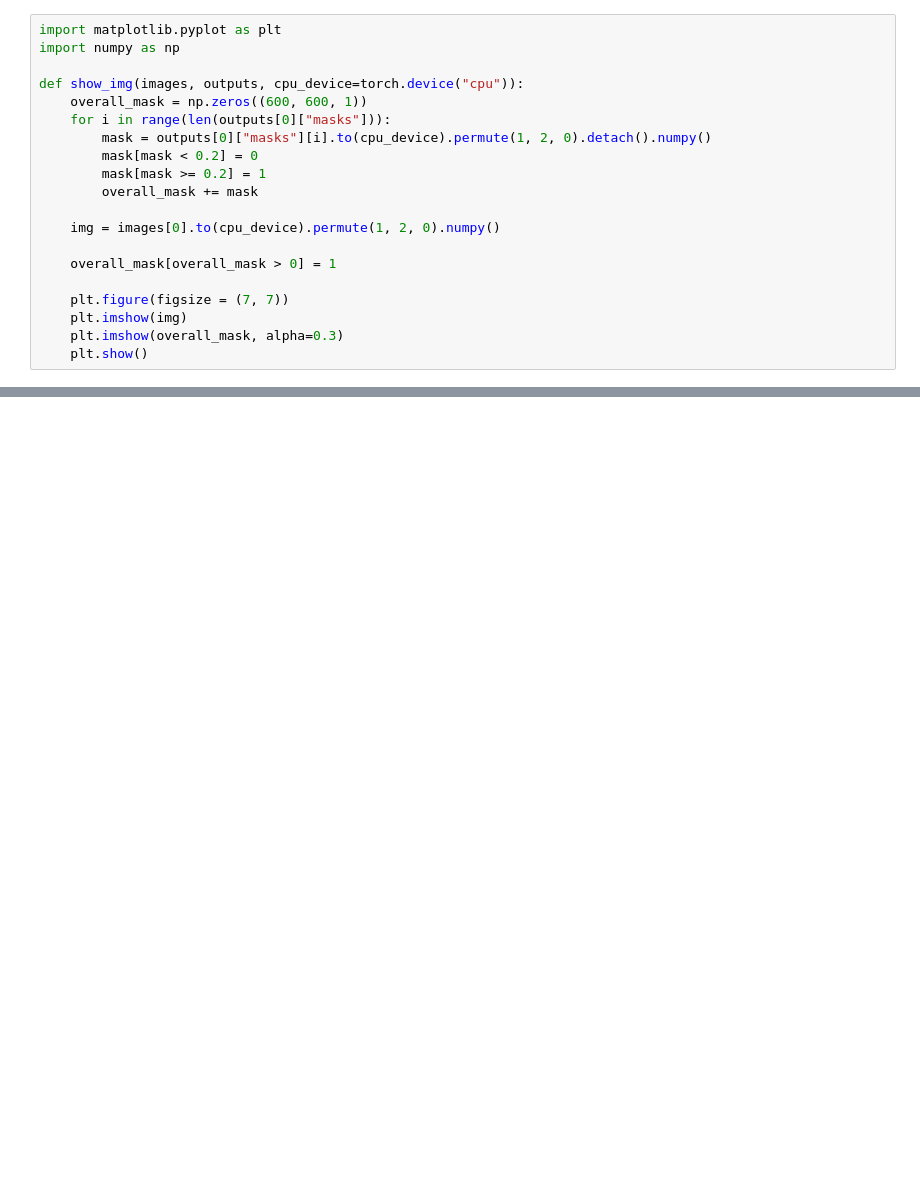
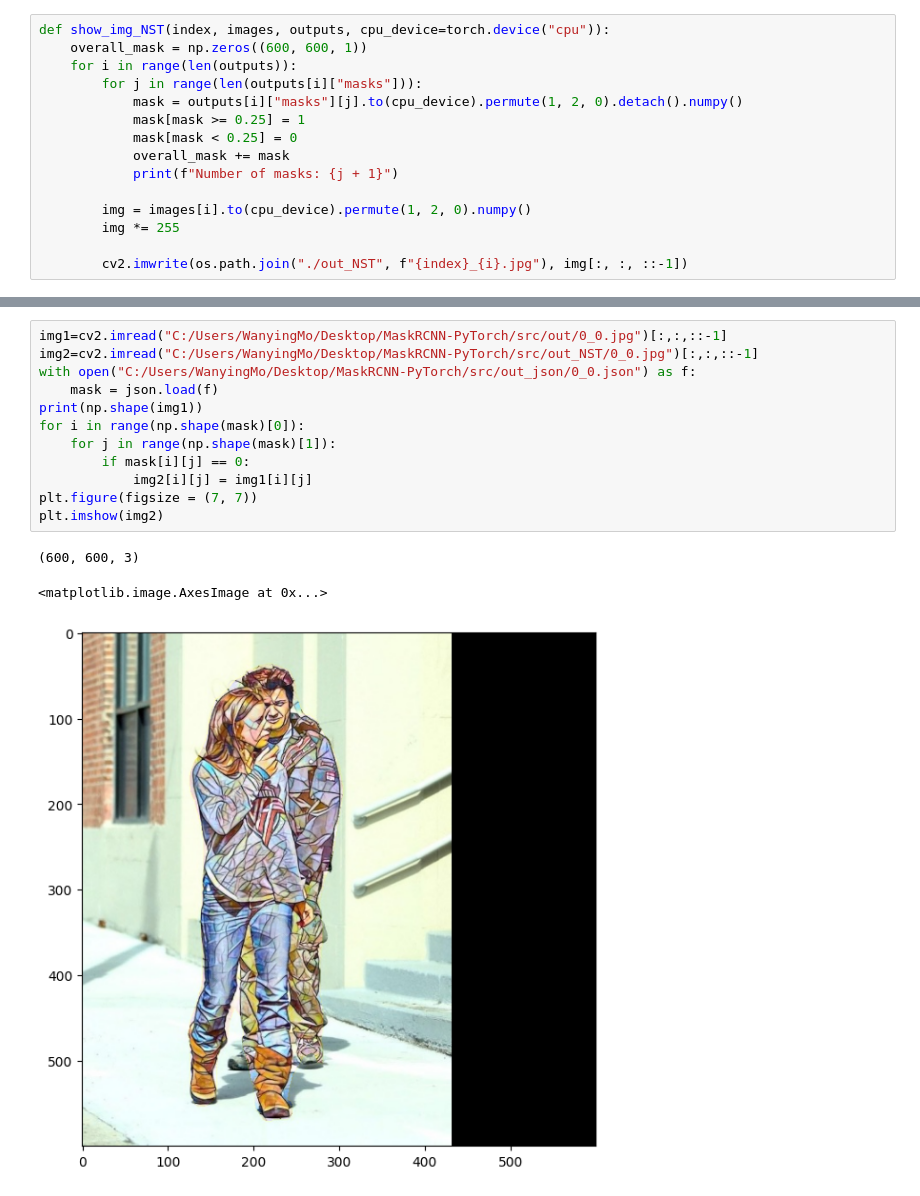
Before and after one commit to animesharma/MaskRCNN-PyTorch, a Jupyter notebook: src/inference.ipynb, the cells around one changed output, grey strips where cells are left out. Saved outputs shown, nothing was run; the diff lists cells and outputs as text; blank space fills up the shorter version.

```diff
--- a/src/inference.ipynb
+++ b/src/inference.ipynb
@@ -6,23 +48,18 @@ from utils.misc import collate_fn
 # %%
-import matplotlib.pyplot as plt
-import numpy as np
+def show_img_NST(index, images, outputs, cpu_device=torch.device("cpu")):
+    overall_mask = np.zeros((600, 600, 1))
+    for i in range(len(outputs)):
+        for j in range(len(outputs[i]["masks"])):
+            mask = outputs[i]["masks"][j].to(cpu_device).permute(1, 2, 0).detach().numpy()
+            mask[mask >= 0.25] = 1
+            mask[mask < 0.25] = 0
+            overall_mask += mask
+            print(f"Number of masks: {j + 1}")
 
-def show_img(images, outputs, cpu_device=torch.device("cpu")):
-    overall_mask = np.zeros((600, 600, 1))
-    for i in range(len(outputs[0]["masks"])):
-        mask = outputs[0]["masks"][i].to(cpu_device).permute(1, 2, 0).detach().numpy()
-        mask[mask < 0.2] = 0
-        mask[mask >= 0.2] = 1
-        overall_mask += mask
+        img = images[i].to(cpu_device).permute(1, 2, 0).numpy()
+        img *= 255
 
-    img = images[0].to(cpu_device).permute(1, 2, 0).numpy()
-
-    overall_mask[overall_mask > 0] = 1
-
-    plt.figure(figsize = (7, 7))
-    plt.imshow(img)
-    plt.imshow(overall_mask, alpha=0.3)
-    plt.show()
+        cv2.imwrite(os.path.join("./out_NST", f"{index}_{i}.jpg"), img[:, :, ::-1])
 # %%
 if __name__ == "__main__":
     file_ids = []
@@ -133,0 +131,16 @@ RuntimeError: DataLoader worker (pid(s) 3468, 9504, 25236, 3760) exited unexpect
+# %%
+img1=cv2.imread("C:/Users/WanyingMo/Desktop/MaskRCNN-PyTorch/src/out/0_0.jpg")[:,:,::-1]
+img2=cv2.imread("C:/Users/WanyingMo/Desktop/MaskRCNN-PyTorch/src/out_NST/0_0.jpg")[:,:,::-1]
+with open("C:/Users/WanyingMo/Desktop/MaskRCNN-PyTorch/src/out_json/0_0.json") as f:
+    mask = json.load(f)
+print(np.shape(img1))
+for i in range(np.shape(mask)[0]):
+    for j in range(np.shape(mask)[1]):
+        if mask[i][j] == 0:
+            img2[i][j] = img1[i][j]
+plt.figure(figsize = (7, 7))
+plt.imshow(img2)
+# %% [output]
+(600, 600, 3)
+<matplotlib.image.AxesImage at 0x...>
+[figure, added]
```
Also changed, not shown: parts of 11 cells of this notebook.
